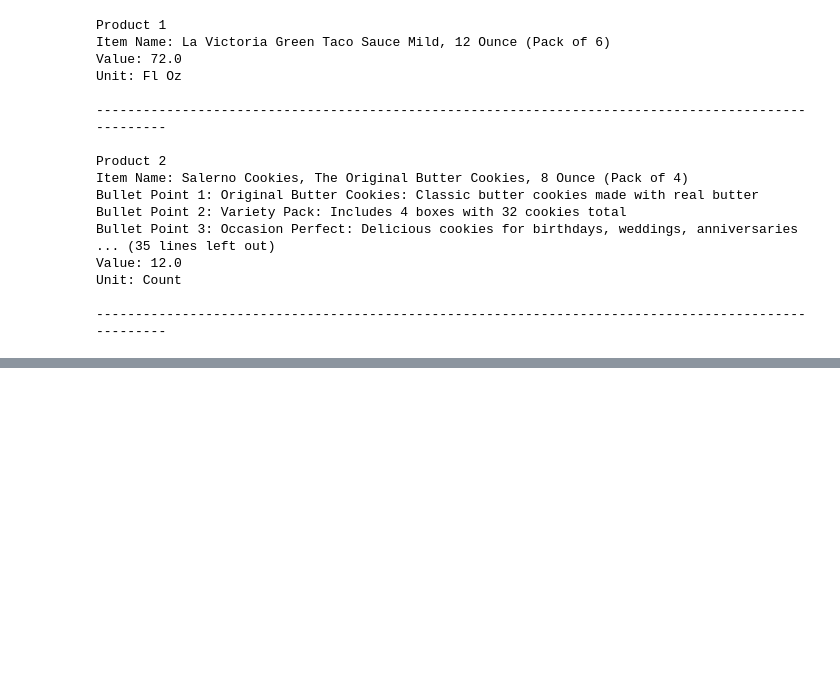
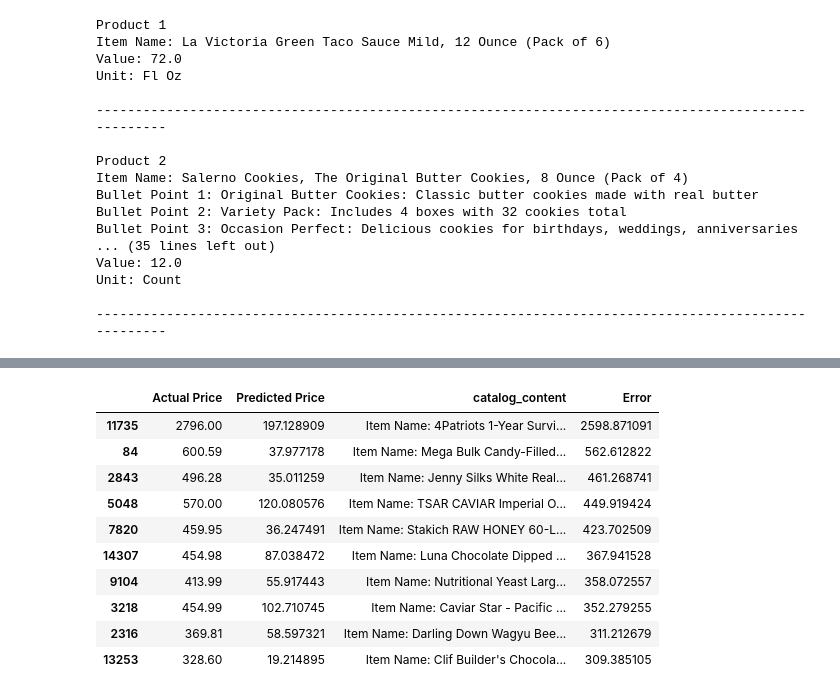
Before and after one commit to AnmolChetani/pricelens-ai, a Jupyter notebook: notebooks/01_EDA.ipynb, the cells around one changed output, grey strips where cells are left out. Drawn from its saved outputs; the diff is of its cells as text; code cells hidden in the pictures; blank space fills up the shorter version.

```diff
--- a/notebooks/01_EDA.ipynb
+++ b/notebooks/01_EDA.ipynb
@@ -532,0 +801,30 @@ Counter(cheap_clean).most_common(30)
+# %%
+results_df = pd.DataFrame({
+    "Actual Price": y_valid.values,
+    "Predicted Price": predictions,
+    "catalog_content": X_valid.values
+})
+
+results_df["Error"] = abs(
+    results_df["Actual Price"] -
+    results_df["Predicted Price"]
+)
+
+results_df = results_df.sort_values(
+    by="Error",
+    ascending=False
+)
+
+results_df.head(10)
+# %% [output]
+|  | Actual Price | Predicted Price | catalog_content | Error |
+| 11735 | 2796.00 | 197.128909 | Item Name: 4Patriots 1-Year Survi... | 2598.871091 |
+| 84 | 600.59 | 37.977178 | Item Name: Mega Bulk Candy-Filled... | 562.612822 |
+| 2843 | 496.28 | 35.011259 | Item Name: Jenny Silks White Real... | 461.268741 |
+| 5048 | 570.00 | 120.080576 | Item Name: TSAR CAVIAR Imperial O... | 449.919424 |
+| 7820 | 459.95 | 36.247491 | Item Name: Stakich RAW HONEY 60-L... | 423.702509 |
+| 14307 | 454.98 | 87.038472 | Item Name: Luna Chocolate Dipped ... | 367.941528 |
+| 9104 | 413.99 | 55.917443 | Item Name: Nutritional Yeast Larg... | 358.072557 |
+| 3218 | 454.99 | 102.710745 | Item Name: Caviar Star - Pacific ... | 352.279255 |
+| 2316 | 369.81 | 58.597321 | Item Name: Darling Down Wagyu Bee... | 311.212679 |
+| 13253 | 328.60 | 19.214895 | Item Name: Clif Builder's Chocola... | 309.385105 |
```
Also changed, not shown: parts of 59 cells of this notebook.
